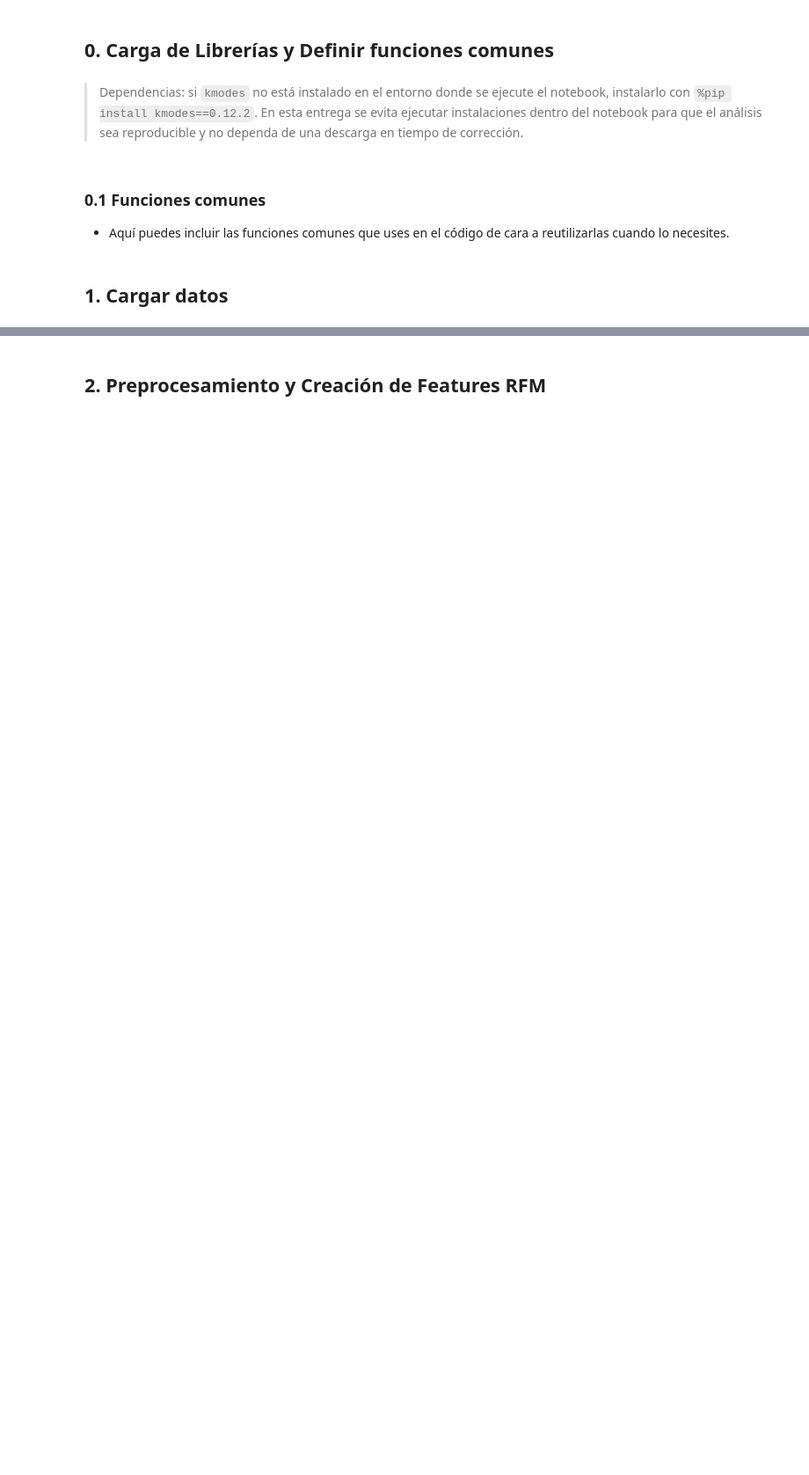
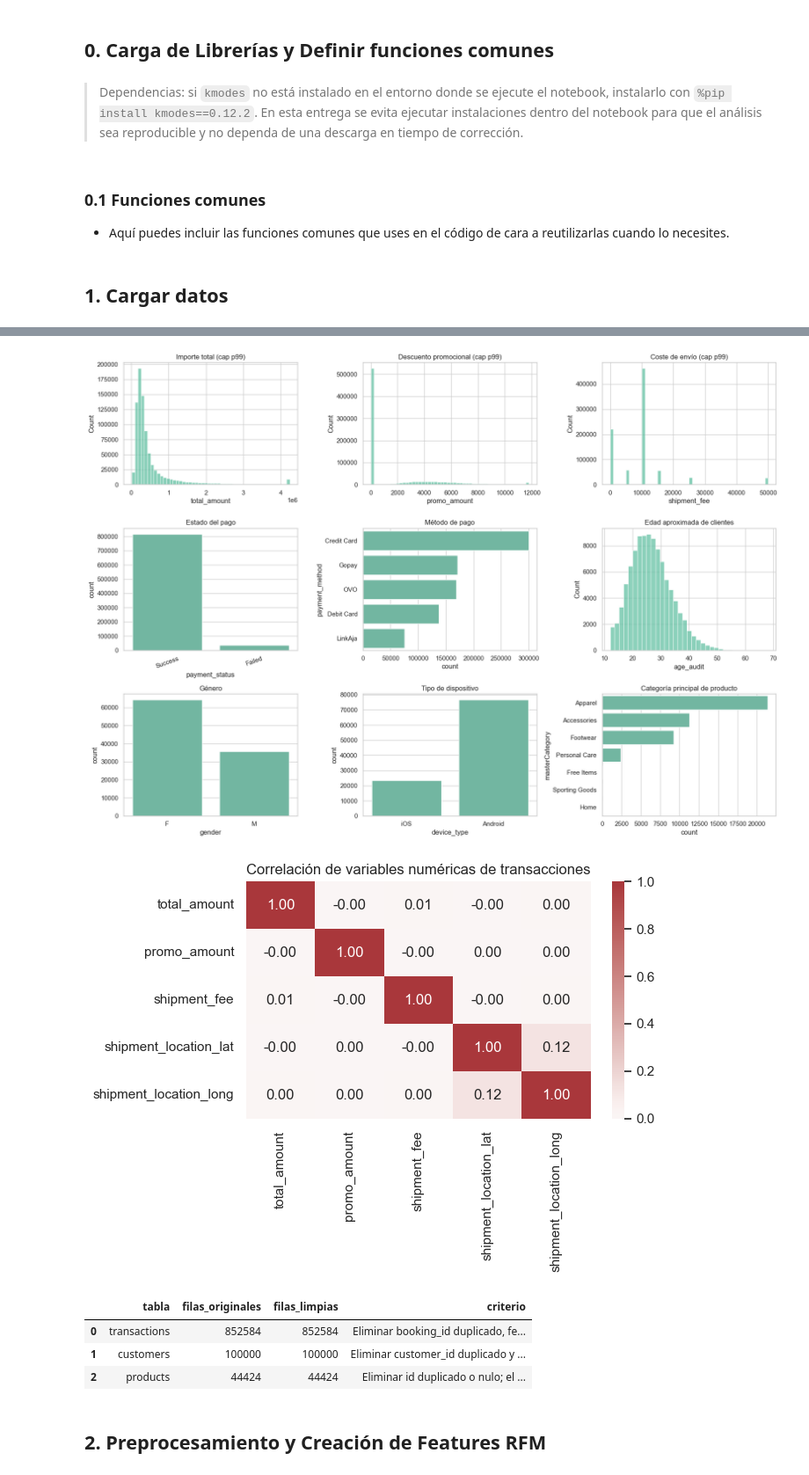
Before and after one commit to AlvaroG001/AANS---Aprendizaje-Autom-tico-no-Supervisado, a Jupyter notebook: Actividad 1/Clustering_E_Commerce_Completado.ipynb, the cells around one changed output, grey strips where cells are left out. Shown at 88% size. Cells and saved outputs as stored; diff of their text form; code cells hidden in the pictures; blank space fills up the shorter version.

```diff
--- a/Actividad 1/Clustering_E_Commerce_Completado.ipynb
+++ b/Actividad 1/Clustering_E_Commerce_Completado.ipynb
@@ -265,3 +397,82 @@ display(products.head(2))
+# %%
+# Distribuciones principales. Se recortan visualmente al percentil 99 para que los outliers no oculten el patrón central.
+fig, axes = plt.subplots(3, 3, figsize=(17, 12))
+
+for ax, col, title in zip(
+    axes[0],
+    ['total_amount', 'promo_amount', 'shipment_fee'],
+    ['Importe total', 'Descuento promocional', 'Coste de envío']
+):
+    x = transactions_audit[col].clip(upper=transactions_audit[col].quantile(.99))
+    sns.histplot(x, bins=50, ax=ax)
+    ax.set_title(f'{title} (cap p99)')
+
+sns.countplot(data=transactions_audit, x='payment_status', ax=axes[1, 0])
+axes[1, 0].set_title('Estado del pago')
+axes[1, 0].tick_params(axis='x', rotation=20)
+
+sns.countplot(data=transactions_audit, y='payment_method', order=transactions_audit['payment_method'].value_counts().index, ax=axes[1, 1])
+axes[1, 1].set_title('Método de pago')
+
+sns.histplot(customers_audit['age_audit'].dropna().clip(12, 90), bins=35, ax=axes[1, 2])
+axes[1, 2].set_title('Edad aproximada de clientes')
+
+sns.countplot(data=customers_audit, x='gender', ax=axes[2, 0])
+axes[2, 0].set_title('Género')
+
+sns.countplot(data=customers_audit, x='device_type', ax=axes[2, 1])
+axes[2, 1].set_title('Tipo de dispositivo')
+
+sns.countplot(data=products_audit, y='masterCategory', order=products_audit['masterCategory'].value_counts().head(10).index, ax=axes[2, 2])
+axes[2, 2].set_title('Categoría principal de producto')
+
+plt.tight_layout()
+plt.show()
+
+# Correlación entre variables numéricas relevantes antes de construir RFM.
+corr_cols = ['total_amount', 'promo_amount', 'shipment_fee', 'shipment_location_lat', 'shipment_location_long']
+corr_data = transactions_audit[corr_cols].dropna()
+fig, ax = plt.subplots(figsize=(7, 5))
+sns.heatmap(corr_data.corr(), annot=True, fmt='.2f', cmap='vlag', center=0, ax=ax)
+ax.set_title('Correlación de variables numéricas de transacciones')
+plt.tight_layout()
+plt.show()
+
+# Limpieza mínima derivada del análisis de calidad.
+transactions_clean = transactions_audit.drop_duplicates('booking_id').copy()
+transactions_clean = transactions_clean.dropna(subset=['created_at_dt', 'customer_id', 'payment_status', 'total_amount'])
+transactions_clean = transactions_clean[transactions_clean['total_amount'] >= 0].copy()
+transactions_clean['created_at'] = transactions_clean['created_at_dt']
+transactions_clean['shipment_date_limit'] = transactions_clean['shipment_date_limit_dt']
+transactions_clean = transactions_clean.drop(columns=['created_at_dt', 'shipment_date_limit_dt'])
+
+customers_clean = customers_audit.drop_duplicates('customer_id').copy()
+customers_clean = customers_clean.dropna(subset=['customer_id', 'first_join_date_dt']).copy()
+customers_clean['first_join_date'] = customers_clean['first_join_date_dt']
+customers_clean['birthdate'] = customers_clean['birthdate_dt']
+customers_clean = customers_clean.drop(columns=['first_join_date_dt', 'birthdate_dt'])
+
+products_clean = products_audit.drop_duplicates('id').copy()
+products_clean = products_clean.dropna(subset=['id']).copy()
+
+cleaning_summary = pd.DataFrame({
+    'tabla': ['transactions', 'customers', 'products'],
+    'filas_originales': [len(transactions), len(customers), len(products)],
+    'filas_limpias': [len(transactions_clean), len(customers_clean), len(products_clean)],
+    'criterio': [
+        'Eliminar booking_id duplicado, fechas/ids/importes críticos nulos e importes negativos; no se eliminan pagos fallidos hasta filtrar RFM.',
+        'Eliminar customer_id duplicado y registros sin fecha de alta; se conservan nulos no críticos para imputación posterior.',
+        'Eliminar id duplicado o nulo; el catálogo se usa solo como apoyo descriptivo.',
+    ],
+})
+display(cleaning_summary)
+# %% [output]
+[figure, added]
+[figure, added]
+|  | tabla | filas_originales | filas_limpias | criterio |
+| 0 | transactions | 852584 | 852584 | Eliminar booking_id duplicado, fe... |
+| 1 | customers | 100000 | 100000 | Eliminar customer_id duplicado y ... |
+| 2 | products | 44424 | 44424 | Eliminar id duplicado o nulo; el ... |
 # %% [markdown]
 ## 2. Preprocesamiento y Creación de Features RFM
 # %%
```
Also changed, not shown: parts of 17 cells of this notebook, 5 other files.
